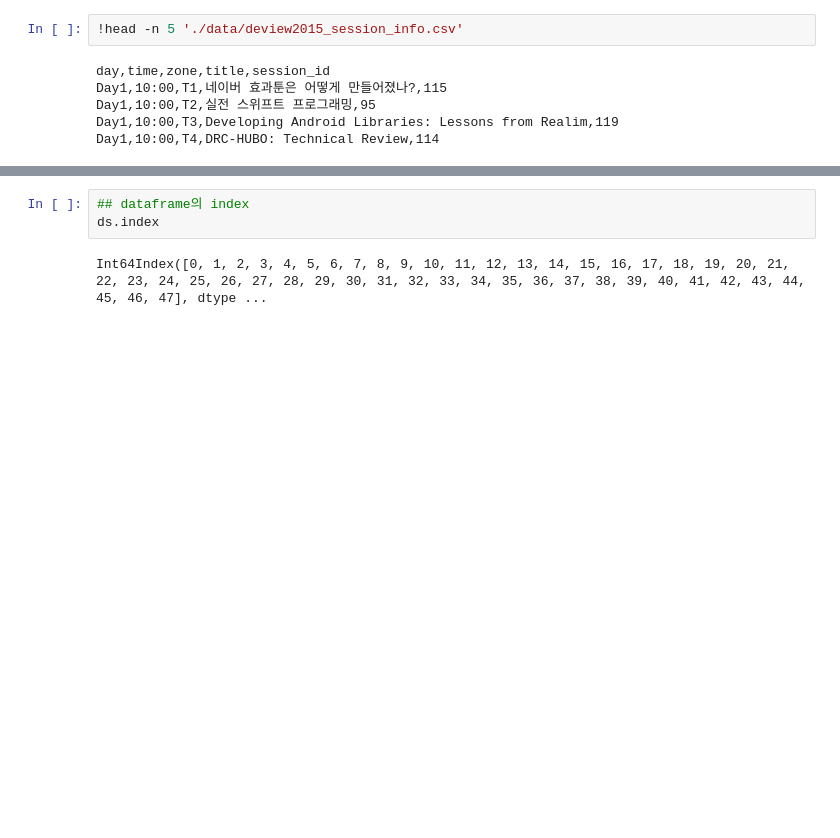
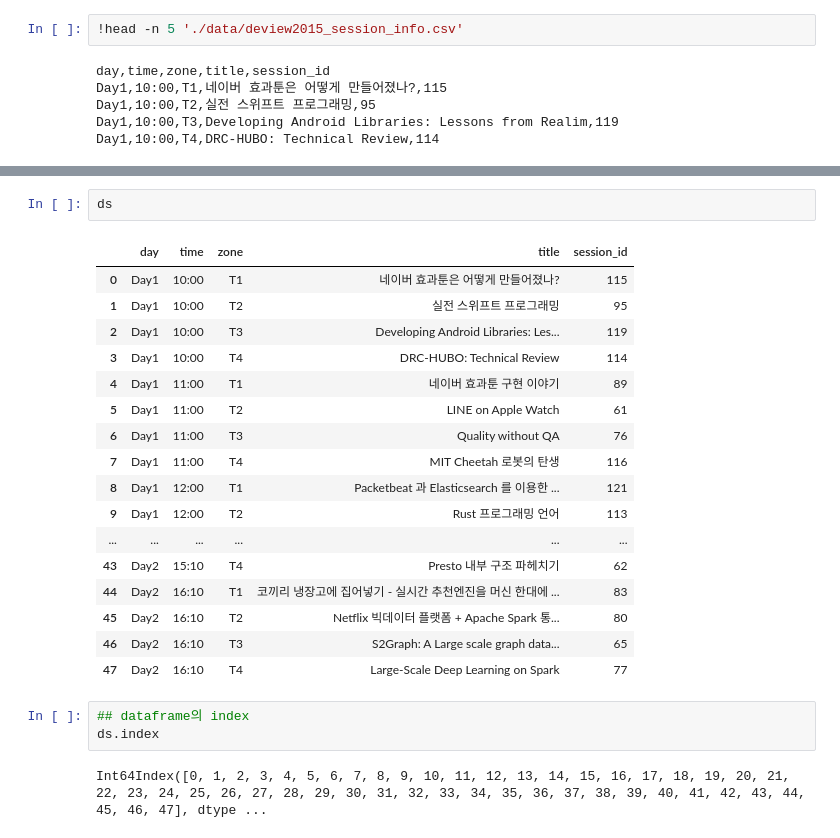
Before and after one commit to goodvc78/fc-recsys-lecture, a Jupyter notebook: week1/Pandas Introduction.ipynb, the cells around one changed output, grey strips where cells are left out. Drawn from its saved outputs; the diff is of its cells as text; blank space fills up the shorter version.

```diff
--- a/week1/Pandas Introduction.ipynb
+++ b/week1/Pandas Introduction.ipynb
@@ -38,3 +48,23 @@ ds.head()
+# %%
+ds
+# %% [output]
+|  | day | time | zone | title | session_id |
+| 0 | Day1 | 10:00 | T1 | 네이버 효과툰은 어떻게 만들어졌나? | 115 |
+| 1 | Day1 | 10:00 | T2 | 실전 스위프트 프로그래밍 | 95 |
+| 2 | Day1 | 10:00 | T3 | Developing Android Libraries: Les... | 119 |
+| 3 | Day1 | 10:00 | T4 | DRC-HUBO: Technical Review | 114 |
+| 4 | Day1 | 11:00 | T1 | 네이버 효과툰 구현 이야기 | 89 |
+| 5 | Day1 | 11:00 | T2 | LINE on Apple Watch | 61 |
+| 6 | Day1 | 11:00 | T3 | Quality without QA | 76 |
+| 7 | Day1 | 11:00 | T4 | MIT Cheetah 로봇의 탄생 | 116 |
+| 8 | Day1 | 12:00 | T1 | Packetbeat 과 Elasticsearch 를 이용한 ... | 121 |
+| 9 | Day1 | 12:00 | T2 | Rust 프로그래밍 언어 | 113 |
+| ... | ... | ... | ... | ... | ... |
+| 43 | Day2 | 15:10 | T4 | Presto 내부 구조 파헤치기 | 62 |
+| 44 | Day2 | 16:10 | T1 | 코끼리 냉장고에 집어넣기 - 실시간 추천엔진을 머신 한대에 ... | 83 |
+| 45 | Day2 | 16:10 | T2 | Netflix 빅데이터 플랫폼 + Apache Spark 통... | 80 |
+| 46 | Day2 | 16:10 | T3 | S2Graph: A Large scale graph data... | 65 |
+| 47 | Day2 | 16:10 | T4 | Large-Scale Deep Learning on Spark | 77 |
 # %%
 ## dataframe의 index
 ds.index
```
Also changed, not shown: parts of 13 cells of this notebook, 7 other files.
